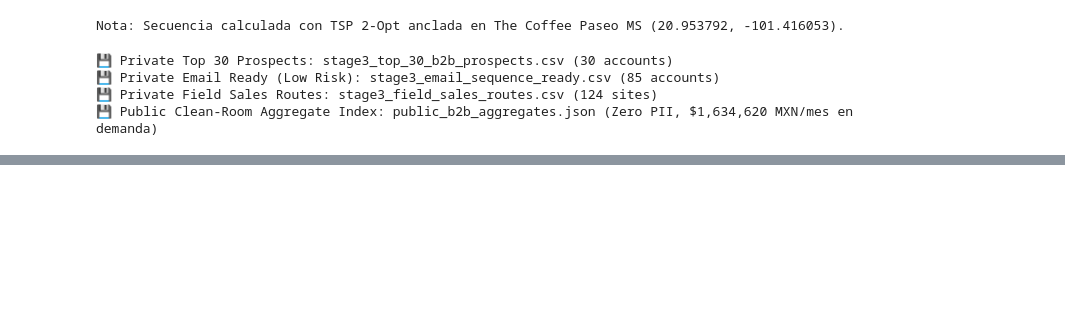
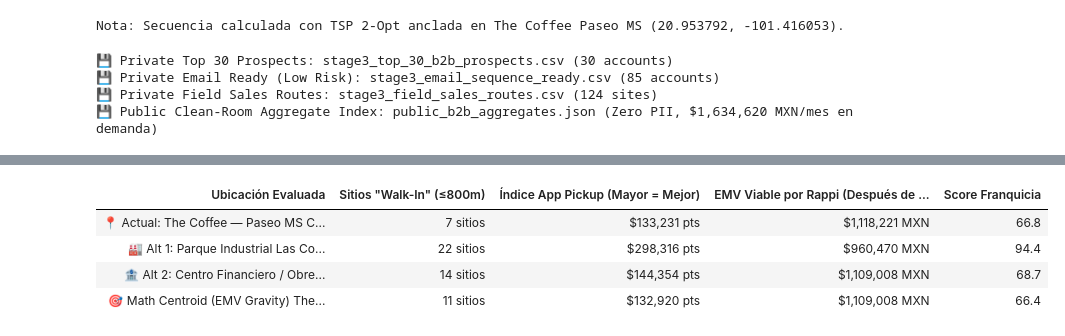
Before and after one commit to emmanuelol/mexico-commercial-osint, a Jupyter notebook: notebooks/03_scoring_export.ipynb, the cells around one changed output, grey strips where cells are left out. Saved outputs shown, nothing was run; the diff lists cells and outputs as text; code cells hidden in the pictures; blank space fills up the shorter version.

```diff
--- a/notebooks/03_scoring_export.ipynb
+++ b/notebooks/03_scoring_export.ipynb
@@ -853,3 +853,97 @@ for base_dir in [Path("data/private"), Path("../data/private"), Path("notebooks/
 display(m_act)
 # %% [output]
 [interactive output not drawn]
+# %%
+# Cell 3.8: Franchise-Constrained Geolocation Audit (App Pickup vs. Rappi Viability)
+import numpy as np
+import polars as pl
+from IPython.display import HTML, display
+import math
+
+def haversine_km(lat1, lon1, lat2, lon2):
+    r = 6371.0
+    phi1, phi2 = math.radians(lat1), math.radians(lat2)
+    dphi = math.radians(lat2 - lat1)
+    dlam = math.radians(lon2 - lon1)
+    a = math.sin(dphi / 2.0) ** 2 + math.cos(phi1) * math.cos(phi2) * math.sin(dlam / 2.0) ** 2
+    return 2 * r * math.atan2(math.sqrt(a), math.sqrt(1 - a))
+
+# 1. Prepare Data (Fix: using 'site_count' from df_canonical schema)
+sites_with_emv = df_field_routed.join(
+    df_canonical.select(["canonical_entity_id", "est_monthly_coffee_rev_mxn", "site_count"]),
+    on="canonical_entity_id", how="left"
+).with_columns([
+    (pl.col("est_monthly_coffee_rev_mxn") / pl.col("site_count").fill_null(1)).fill_null(5000.0).alias("site_emv_mxn")
+])
+
+lats = sites_with_emv["lat"].to_numpy()
+lons = sites_with_emv["lon"].to_numpy()
+emvs = sites_with_emv["site_emv_mxn"].to_numpy()
+
+# 2. Define Candidate Locations
+CANDIDATE_LOCATIONS = [
+    {"name": "📍 Actual: The Coffee — Paseo MS", "lat": 20.953792, "lon": -101.416053, "type": "Commuter Hub"},
+    {"name": "🏭 Alt 1: Parque Industrial Las Colinas", "lat": 20.968800, "lon": -101.431200, "type": "Industrial"},
+    {"name": "🏦 Alt 2: Centro Financiero / Obregón", "lat": 20.954500, "lon": -101.425400, "type": "Financial"},
+    {"name": "🎯 Math Centroid (EMV Gravity)", "lat": float(np.sum(lats * emvs) / np.sum(emvs)), "lon": float(np.sum(lons * emvs) / np.sum(emvs)), "type": "Theoretical"},
+]
+
+eval_rows = []
+for loc in CANDIDATE_LOCATIONS:
+    c_lat, c_lon = loc["lat"], loc["lon"]
+    dists = np.array([haversine_km(c_lat, c_lon, float(la), float(lo)) for la, lo in zip(lats, lons)])
+
+    # METRIC 1: App Pickup Potential (Steep distance decay - people won't walk >800m)
+    # Formula: EMV / (1 + distance)^3  <-- Heavy penalty for distance
+    app_pickup_potential = float(np.sum(emvs / np.power(1.0 + dists, 3.0)))
+
+    # METRIC 2: Rappi Delivery Viability (Capped at 3.5km, flat fee penalty)
+    # Only count sites within 3.5km, penalize by estimated Rappi friction
+    rappi_mask = dists <= 3.5
+    rappi_potential = float(np.sum(emvs[rappi_mask] * 0.70)) # 30% margin loss to Rappi
+
+    # METRIC 3: Commuter Interception (Sites within 800m)
+    commuter_sites = int(np.sum(dists <= 0.8))
+
+    # Composite Franchise Score (App Pickup is King)
+    # Normalizing dynamically to avoid division by zero or weird scales if EMV is small
+    max_app = max([float(np.sum(emvs / np.power(1.0 + np.array([haversine_km(c["lat"], c["lon"], float(la), float(lo)) for la, lo in zip(lats, lons)]), 3.0))) for c in CANDIDATE_LOCATIONS]) or 1.0
+    max_rappi = max([float(np.sum(emvs[np.array([haversine_km(c["lat"], c["lon"], float(la), float(lo)) for la, lo in zip(lats, lons)]) <= 3.5] * 0.70)) for c in CANDIDATE_LOCATIONS]) or 1.0
+
+    norm_app = (app_pickup_potential / max_app) * 60
+    norm_rappi = (rappi_potential / max_rappi) * 40
+    franchise_score = round(norm_app + norm_rappi, 1)
+
+    eval_rows.append(f"""
+    <tr style="border-bottom: 1px solid #e2e8f0;">
+        <td style="padding: 8px 10px; font-weight: bold; color: #0f172a;">{loc['name']}<br><small style="color:#64748b">{loc['type']}</small></td>
+        <td style="padding: 8px 10px; text-align: center; font-weight: bold; color: #0284c7;">{commuter_sites} sitios</td>
+        <td style="padding: 8px 10px; text-align: right; font-weight: bold; color: #16a34a;">${app_pickup_potential:,.0f} pts</td>
+        <td style="padding: 8px 10px; text-align: right; color: #ea580c;">${rappi_potential:,.0f} MXN</td>
+        <td style="padding: 8px 10px; text-align: center;"><span style="background:#dcfce7; color:#166534; padding:4px 10px; border-radius:12px; font-weight:bold; font-size:13px;">{franchise_score}</span></td>
+    </tr>
+    """)
+
+html_geo = f"""
+<div style="font-family: -apple-system, BlinkMacSystemFont, 'Segoe UI', Roboto, Helvetica, Arial, sans-serif; margin: 15px 0;">
+    <h4 style="margin: 0 0 8px 0; color: #0f172a;">🧭 Tabla 6: Evaluación de Optimalidad para Modelo de Franquicia (App Pickup + Rappi)</h4>
+    <p style="font-size: 12px; color: #475569; margin-bottom: 15px;">
+        <b>Nota:</b> El "Potencial App Pickup" aplica una penalización cúbica a la distancia (los clientes no caminan >800m).
+        El "Potencial Rappi" asume una pérdida de margen del 30% y un radio máximo de 3.5km. El <b>Score Franquicia</b> pondera 60% App Pickup y 40% Rappi.
+    </p>
+    <table style="width: 100%; border-collapse: collapse; text-align: left; font-size: 12px; background: white; border: 1px solid #cbd5e1; border-radius: 6px; overflow: hidden; box-shadow: 0 4px 6px -1px rgb(0 0 0 / 0.1);">
+        <thead style="background: #0f172a; color: white;">
+            <tr>
+                <th style="padding: 10px;">Ubicación Evaluada</th>
+                <th style="padding: 10px; text-align: center;">Sitios "Walk-In" (&le;800m)</th>
+                <th style="padding: 10px; text-align: right;">Índice App Pickup<br><small>(Mayor = Mejor)</small></th>
+                <th style="padding: 10px; text-align: right;">EMV Viable por Rappi<br><small>(Después de comisiones)</small></th>
+                <th style="padding: 10px; text-align: center;">Score Franquicia</th>
+            </tr>
+        </thead>
+        <tbody>{''.join(eval_rows)}</tbody>
+    </table>
+</div>
+"""
+display(HTML(html_geo))
+# %% [output]
@@ -855,0 +952,5 @@ display(m_act)
+| Ubicación Evaluada | Sitios "Walk-In" (≤800m) | Índice App Pickup (Mayor = Mejor) | EMV Viable por Rappi (Después de ... | Score Franquicia |
+| 📍 Actual: The Coffee — Paseo MS C... | 7 sitios | $133,231 pts | $1,118,221 MXN | 66.8 |
+| 🏭 Alt 1: Parque Industrial Las Co... | 22 sitios | $298,316 pts | $960,470 MXN | 94.4 |
+| 🏦 Alt 2: Centro Financiero / Obre... | 14 sitios | $144,354 pts | $1,109,008 MXN | 68.7 |
+| 🎯 Math Centroid (EMV Gravity) The... | 11 sitios | $132,920 pts | $1,109,008 MXN | 66.4 |
```
Also changed, not shown: parts of 1 cell of this notebook.
